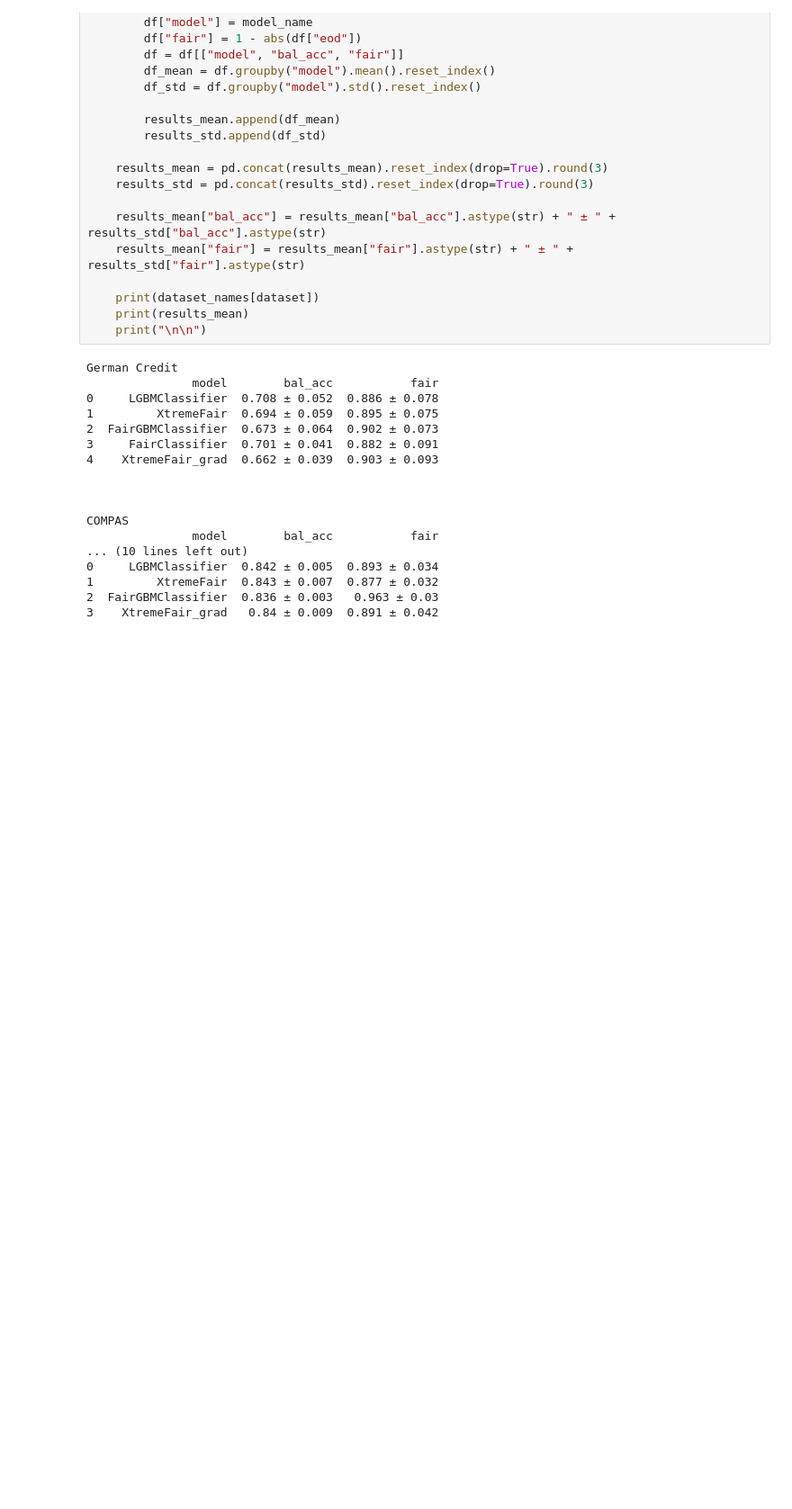
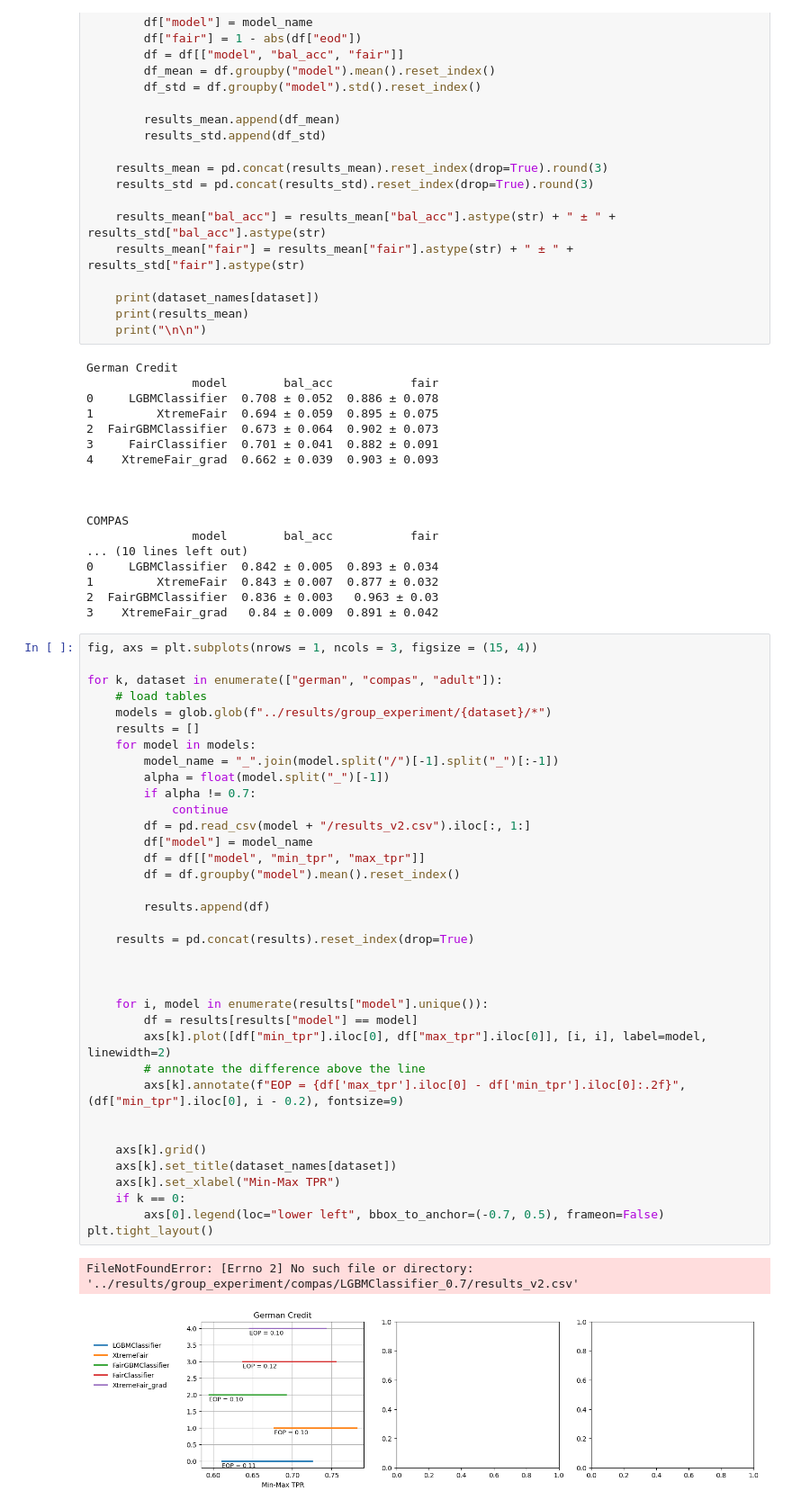
Before and after one commit to hiaac-finance/m2fgb, a Jupyter notebook: notebooks/analyze_results.ipynb, the cells around one changed output. Shown at 90% size. Cells and saved outputs as stored; diff of their text form; blank space fills up the shorter version.

```diff
--- a/notebooks/analyze_results.ipynb
+++ b/notebooks/analyze_results.ipynb
@@ -106,3 +106,42 @@ COMPAS
 1         XtremeFair  0.843 ± 0.007  0.877 ± 0.032
 2  FairGBMClassifier  0.836 ± 0.003   0.963 ± 0.03
 3    XtremeFair_grad   0.84 ± 0.009  0.891 ± 0.042
+# %%
+fig, axs = plt.subplots(nrows = 1, ncols = 3, figsize = (15, 4))
+
+for k, dataset in enumerate(["german", "compas", "adult"]):
+    # load tables
+    models = glob.glob(f"../results/group_experiment/{dataset}/*")
+    results = []
+    for model in models:
+        model_name = "_".join(model.split("/")[-1].split("_")[:-1])
+        alpha = float(model.split("_")[-1])
+        if alpha != 0.7:
+            continue
+        df = pd.read_csv(model + "/results_v2.csv").iloc[:, 1:]
+        df["model"] = model_name
+        df = df[["model", "min_tpr", "max_tpr"]]
+        df = df.groupby("model").mean().reset_index()
+
+        results.append(df)
+
+    results = pd.concat(results).reset_index(drop=True)
+
+
+
+    for i, model in enumerate(results["model"].unique()):
+        df = results[results["model"] == model]
+        axs[k].plot([df["min_tpr"].iloc[0], df["max_tpr"].iloc[0]], [i, i], label=model, linewidth=2)
+        # annotate the difference above the line
+        axs[k].annotate(f"EOP = {df['max_tpr'].iloc[0] - df['min_tpr'].iloc[0]:.2f}", (df["min_tpr"].iloc[0], i - 0.2), fontsize=9)
+
+
+    axs[k].grid()
+    axs[k].set_title(dataset_names[dataset])
+    axs[k].set_xlabel("Min-Max TPR")
+    if k == 0:
+        axs[0].legend(loc="lower left", bbox_to_anchor=(-0.7, 0.5), frameon=False)
+plt.tight_layout()
+# %% [output]
+FileNotFoundError: [Errno 2] No such file or directory: '../results/group_experiment/compas/LGBMClassifier_0.7/results_v2.csv'
+[figure, added]
```
Also changed, not shown: parts of 1 cell of this notebook, 13 other files.
